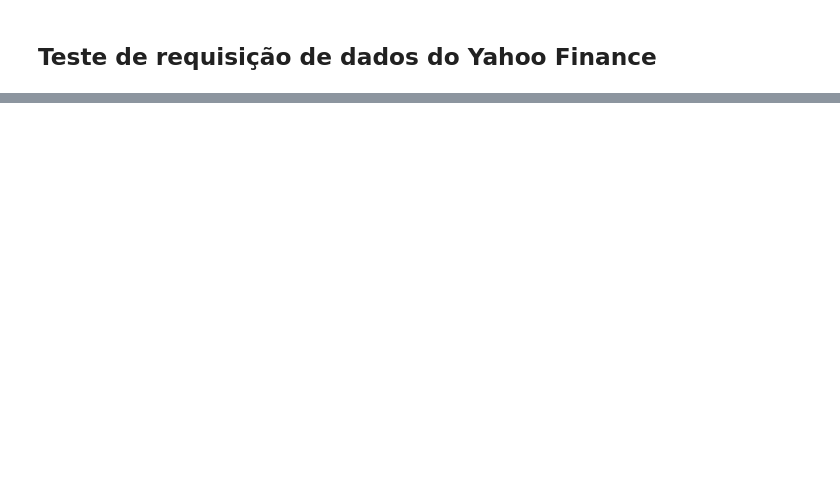
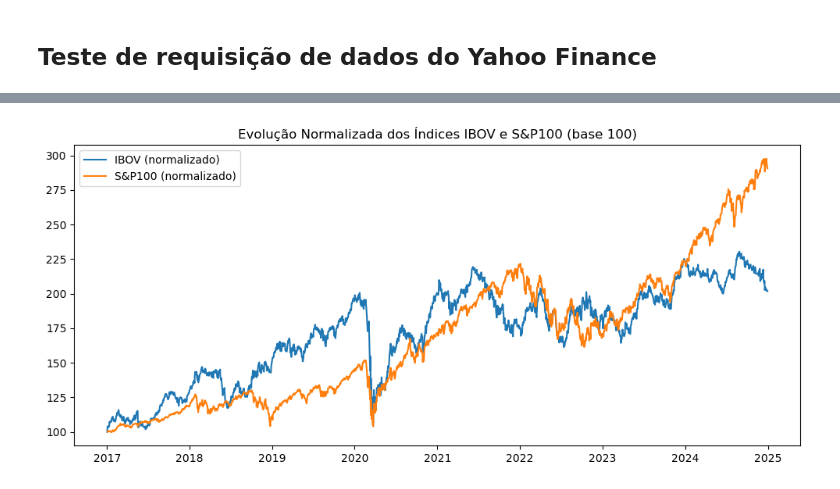
Before and after one commit to joaova/bootcamp-ds-4ed, a Jupyter notebook: yfinance_data.ipynb, the cells around one changed output, grey strips where cells are left out. Drawn from its saved outputs; the diff is of its cells as text; code cells hidden in the pictures; blank space fills up the shorter version.

```diff
--- a/yfinance_data.ipynb
+++ b/yfinance_data.ipynb
@@ -82,0 +32,14 @@ Date
+# %%
+#Exemplo com normalização (base 100 no início da série):
+plt.figure(figsize=(12,5))
+
+dados_ibov_norm = dados_ibov / dados_ibov.iloc[0] * 100
+dados_sp100_norm = dados_sp100 / dados_sp100.iloc[0] * 100
+
+plt.plot(dados_ibov_norm, label="IBOV (normalizado)")
+plt.plot(dados_sp100_norm, label="S&P100 (normalizado)")
+plt.legend()
+plt.title("Evolução Normalizada dos Índices IBOV e S&P100 (base 100)")
+plt.show()
+# %% [output]
+[figure, added]
```
Also changed, not shown: parts of 6 cells of this notebook, 2 other files.
